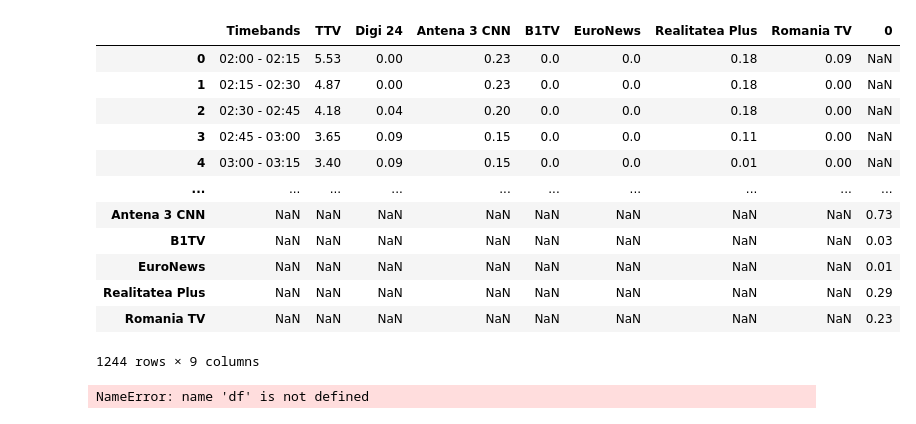
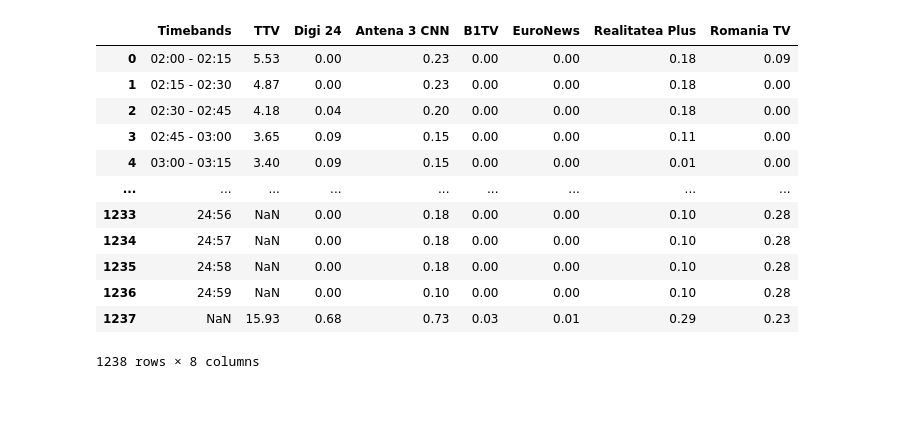
Before and after one commit to spatzii/Audiente, a Jupyter notebook: Untitled.ipynb, the cells around one changed output. Cells and saved outputs as stored; diff of their text form; code cells hidden in the pictures.

```diff
--- a/Untitled.ipynb
+++ b/Untitled.ipynb
@@ -39,5 +39,5 @@ dtype: float64
 # %%
-sz = pd.DataFrame(np.around(stirile_zilei.mean(), 2))
+sz = pd.DataFrame(np.around(stirile_zilei.mean(), 2)).T
 # %%
 sz
 # %% [output]
@@ -52,2 +46,2 @@ sz
 # %%
-onefile = pd.read_csv('/Users/stefanpana/PycharmProjects/Audiente/Data/Complete/2023/03/2023-03-01.csv')
+onefile = pd.read_csv('/Users/stefanpana/PycharmProjects/Audiente/Data/Complete/2023/03/2023-03-01.csv', index_col=0)
@@ -70,16 +65,16 @@ onefile
 # %%
-pd.concat([onefile, sz])
+pd.concat([onefile, sz], ignore_index=True)
 # %% [output]
-|  | Timebands | TTV | Digi 24 | Antena 3 CNN | B1TV | EuroNews | Realitatea Plus | Romania TV | 0 |
-| 0 | 02:00 - 02:15 | 5.53 | 0.00 | 0.23 | 0.0 | 0.0 | 0.18 | 0.09 | NaN |
-| 1 | 02:15 - 02:30 | 4.87 | 0.00 | 0.23 | 0.0 | 0.0 | 0.18 | 0.00 | NaN |
-| 2 | 02:30 - 02:45 | 4.18 | 0.04 | 0.20 | 0.0 | 0.0 | 0.18 | 0.00 | NaN |
-| 3 | 02:45 - 03:00 | 3.65 | 0.09 | 0.15 | 0.0 | 0.0 | 0.11 | 0.00 | NaN |
-| 4 | 03:00 - 03:15 | 3.40 | 0.09 | 0.15 | 0.0 | 0.0 | 0.01 | 0.00 | NaN |
-| ... | ... | ... | ... | ... | ... | ... | ... | ... | ... |
-| Antena 3 CNN | NaN | NaN | NaN | NaN | NaN | NaN | NaN | NaN | 0.73 |
-| B1TV | NaN | NaN | NaN | NaN | NaN | NaN | NaN | NaN | 0.03 |
-| EuroNews | NaN | NaN | NaN | NaN | NaN | NaN | NaN | NaN | 0.01 |
-| Realitatea Plus | NaN | NaN | NaN | NaN | NaN | NaN | NaN | NaN | 0.29 |
-| Romania TV | NaN | NaN | NaN | NaN | NaN | NaN | NaN | NaN | 0.23 |
+|  | Timebands | TTV | Digi 24 | Antena 3 CNN | B1TV | EuroNews | Realitatea Plus | Romania TV |
+| 0 | 02:00 - 02:15 | 5.53 | 0.00 | 0.23 | 0.00 | 0.00 | 0.18 | 0.09 |
+| 1 | 02:15 - 02:30 | 4.87 | 0.00 | 0.23 | 0.00 | 0.00 | 0.18 | 0.00 |
+| 2 | 02:30 - 02:45 | 4.18 | 0.04 | 0.20 | 0.00 | 0.00 | 0.18 | 0.00 |
+| 3 | 02:45 - 03:00 | 3.65 | 0.09 | 0.15 | 0.00 | 0.00 | 0.11 | 0.00 |
+| 4 | 03:00 - 03:15 | 3.40 | 0.09 | 0.15 | 0.00 | 0.00 | 0.01 | 0.00 |
+| ... | ... | ... | ... | ... | ... | ... | ... | ... |
+| 1233 | 24:56 | NaN | 0.00 | 0.18 | 0.00 | 0.00 | 0.10 | 0.28 |
+| 1234 | 24:57 | NaN | 0.00 | 0.18 | 0.00 | 0.00 | 0.10 | 0.28 |
+| 1235 | 24:58 | NaN | 0.00 | 0.18 | 0.00 | 0.00 | 0.10 | 0.28 |
+| 1236 | 24:59 | NaN | 0.00 | 0.10 | 0.00 | 0.00 | 0.10 | 0.28 |
+| 1237 | NaN | 15.93 | 0.68 | 0.73 | 0.03 | 0.01 | 0.29 | 0.23 |
-1244 rows × 9 columns
+1238 rows × 8 columns
@@ -89,4 +80,0 @@ df = pd.DataFrame(np.array([['6:00', 1, 2, 3], ['6:01', 2, 3, 4], ['6:02', 5, 6,
-# %%
-print(df)
-# %% [output]
-NameError: name 'df' is not defined
```
Also changed, not shown: parts of 16 cells of this notebook, 5 other files.
